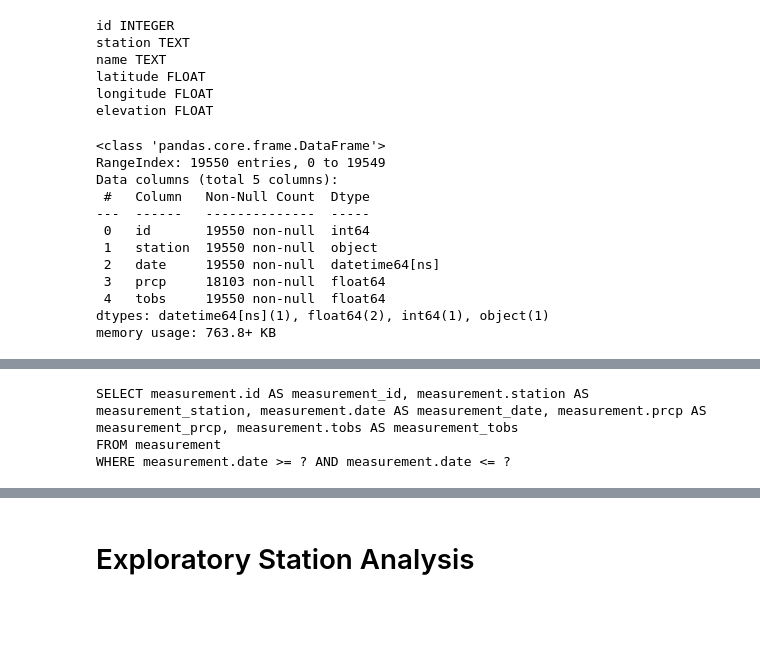
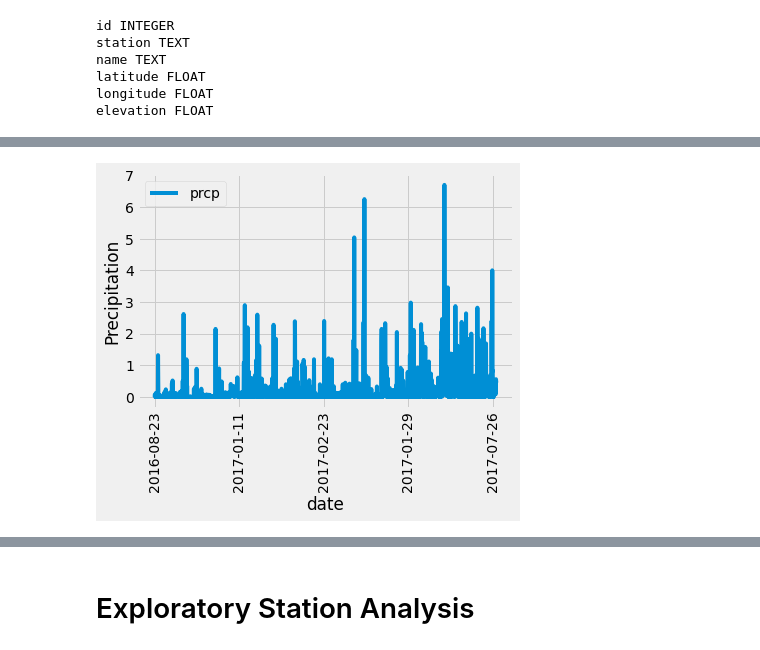
Before and after one commit to Yazz-01/sqlalchemy-challenge, a Jupyter notebook: climate_starter.ipynb, the cells around one changed output, grey strips where cells are left out. Saved outputs shown, nothing was run; the diff lists cells and outputs as text; code cells hidden in the pictures; blank space fills up the shorter version.

```diff
--- a/climate_starter.ipynb
+++ b/climate_starter.ipynb
@@ -171,23 +162,3 @@ name TEXT
 latitude FLOAT
 longitude FLOAT
 elevation FLOAT
-# %%
-
-#Convert 'date' column type Object into Datetime column
-df_measures['date']= pd.to_datetime(df_measures['date'])
-
-# Checking it was converted
-df_measures.info()
-# %% [output]
-<class 'pandas.core.frame.DataFrame'>
-RangeIndex: 19550 entries, 0 to 19549
-Data columns (total 5 columns):
- #   Column   Non-Null Count  Dtype
----  ------   --------------  -----
- 0   id       19550 non-null  int64
- 1   station  19550 non-null  object
- 2   date     19550 non-null  datetime64[ns]
- 3   prcp     18103 non-null  float64
- 4   tobs     19550 non-null  float64
-dtypes: datetime64[ns](1), float64(2), int64(1), object(1)
-memory usage: 763.8+ KB
@@ -196,13 +169,10 @@ memory usage: 763.8+ KB
 #and plot the results.
 # Starting from the most recent data point in the database.
 twelve_months_precipt=session.query(Measurement.date, Measurement.prcp).\
-                      filter(Measurement.date.between('2017-01-01', '2017-12-31')
-
-print(twelve_months_precipt)
+                      filter(Measurement.date.between('2016-08-23', '2017-08-23')).all()
 
 # Save the query´s results as a Pandas DataFrame and set the index to the date column
 df_prcp_months = pd.DataFrame(twelve_months_precipt[:], columns=['date', 'prcp'])
-df_prcp_months.set_index('date', inplace=True, )
 
 # Erase NA values
 df_prcp_months = df_prcp_months.dropna()
@@ -210,7 +180,7 @@ df_prcp_months.head(10)
 
 
 # Plot the df using Pandas in a bar chart
-df_prcp_months.iloc[::-1].plot.barh(title= "12 months of precipitation data ")
-plt.tight_layout()
+df_prcp_months.plot(x= 'date', y='prcp', rot=90)
+plt.ylabel("Precipitation")
 plt.show()
 # %% [output]
@@ -218,8 +187 @@ SyntaxError: invalid syntax (<ipython-input-130-326318301b92>, line 7)
+[figure, added]
-# %%
-
-# Calculate the date one year from the last date in data set.
-print(twelve_months_precipt)
-# %% [output]
-SELECT measurement.id AS measurement_id, measurement.station AS measurement_station, measurement.date AS measurement_date, measurement.prcp AS measurement_prcp, measurement.tobs AS measurement_tobs
-FROM measurement
-WHERE measurement.date >= ? AND measurement.date <= ?
```
Also changed, not shown: parts of 12 cells of this notebook.
